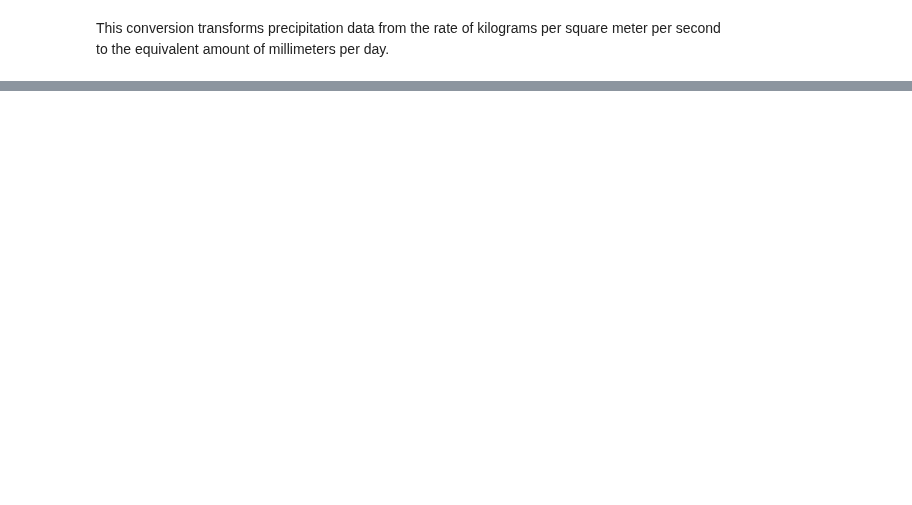
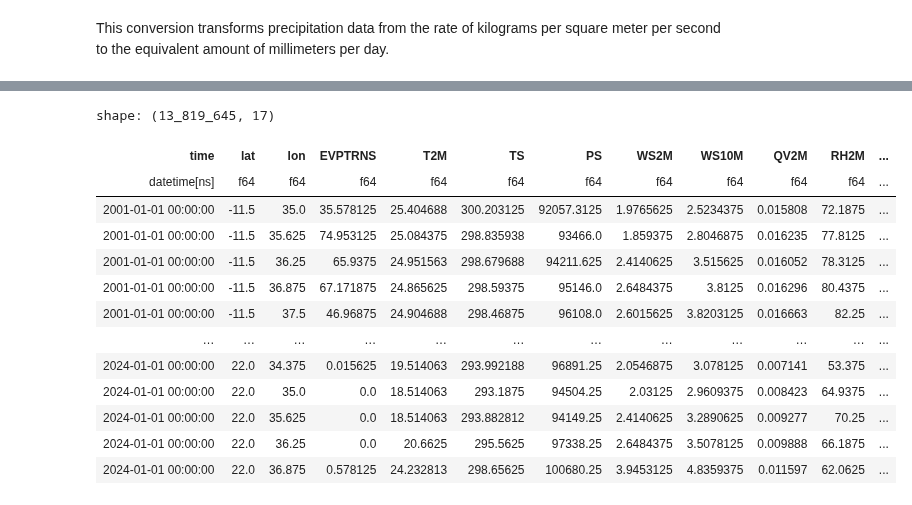
Before and after one commit to AdamPrzychodniPrivate/soil-water-forecasting, a Jupyter notebook: ml-modeling-pipeline/notebooks/2. data_preprocessing.ipynb, the cells around one changed output, grey strips where cells are left out. Drawn from its saved outputs; the diff is of its cells as text; code cells hidden in the pictures; blank space fills up the shorter version.

```diff
--- a/ml-modeling-pipeline/notebooks/2. data_preprocessing.ipynb
+++ b/ml-modeling-pipeline/notebooks/2. data_preprocessing.ipynb
@@ -328,3 +358,25 @@ shape: (6_082_324, 17)
+# %%
+# Convert T2M from Kelvin to Celsius
+updated_df = updated_df.with_columns(
+    (updated_df["T2M"] - 273.15).alias("T2M")
+)
+# %%
+updated_df
+# %% [output]
+shape: (13_819_645, 17)
+| time | lat | lon | EVPTRNS | T2M | TS | PS | WS2M | WS10M | QV2M | RH2M | ... |
+| datetime[ns] | f64 | f64 | f64 | f64 | f64 | f64 | f64 | f64 | f64 | f64 | ... |
+| 2001-01-01 00:00:00 | -11.5 | 35.0 | 35.578125 | 25.404688 | 300.203125 | 92057.3125 | 1.9765625 | 2.5234375 | 0.015808 | 72.1875 | ... |
+| 2001-01-01 00:00:00 | -11.5 | 35.625 | 74.953125 | 25.084375 | 298.835938 | 93466.0 | 1.859375 | 2.8046875 | 0.016235 | 77.8125 | ... |
+| 2001-01-01 00:00:00 | -11.5 | 36.25 | 65.9375 | 24.951563 | 298.679688 | 94211.625 | 2.4140625 | 3.515625 | 0.016052 | 78.3125 | ... |
+| 2001-01-01 00:00:00 | -11.5 | 36.875 | 67.171875 | 24.865625 | 298.59375 | 95146.0 | 2.6484375 | 3.8125 | 0.016296 | 80.4375 | ... |
+| 2001-01-01 00:00:00 | -11.5 | 37.5 | 46.96875 | 24.904688 | 298.46875 | 96108.0 | 2.6015625 | 3.8203125 | 0.016663 | 82.25 | ... |
+| … | … | … | … | … | … | … | … | … | … | … | ... |
+| 2024-01-01 00:00:00 | 22.0 | 34.375 | 0.015625 | 19.514063 | 293.992188 | 96891.25 | 2.0546875 | 3.078125 | 0.007141 | 53.375 | ... |
+| 2024-01-01 00:00:00 | 22.0 | 35.0 | 0.0 | 18.514063 | 293.1875 | 94504.25 | 2.03125 | 2.9609375 | 0.008423 | 64.9375 | ... |
+| 2024-01-01 00:00:00 | 22.0 | 35.625 | 0.0 | 18.514063 | 293.882812 | 94149.25 | 2.4140625 | 3.2890625 | 0.009277 | 70.25 | ... |
+| 2024-01-01 00:00:00 | 22.0 | 36.25 | 0.0 | 20.6625 | 295.5625 | 97338.25 | 2.6484375 | 3.5078125 | 0.009888 | 66.1875 | ... |
+| 2024-01-01 00:00:00 | 22.0 | 36.875 | 0.578125 | 24.232813 | 298.65625 | 100680.25 | 3.9453125 | 4.8359375 | 0.011597 | 62.0625 | ... |
 # %%
 # Save the DataFrame with compression
 updated_df.write_parquet("/workspace/soil-ml-modeling-pipeline/ml-modeling-pipeline/data/02_intermediate/preprocessed_power_nasa_data.parquet", compression="snappy")
```
Also changed, not shown: parts of 14 cells of this notebook.
